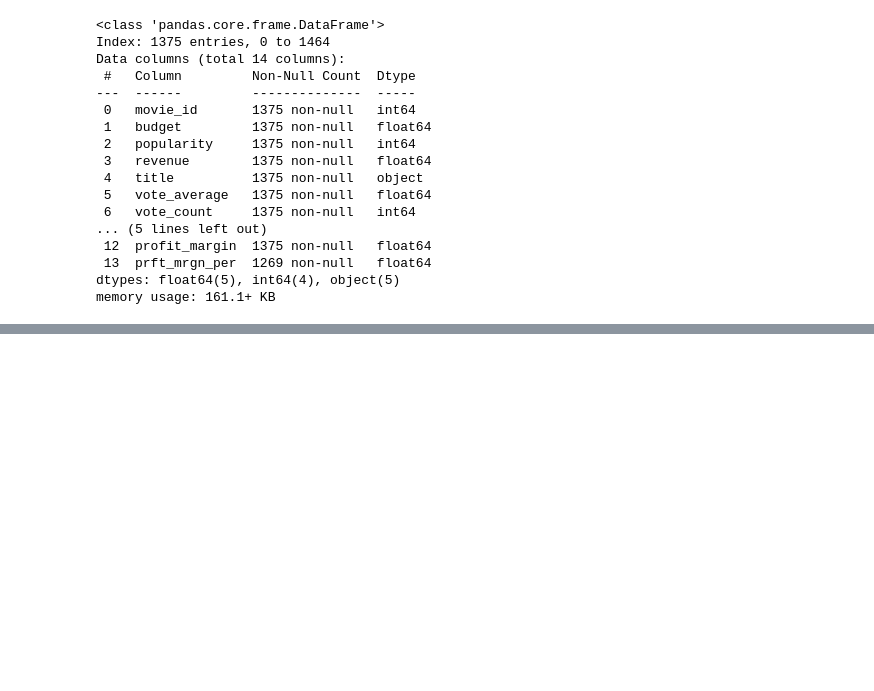
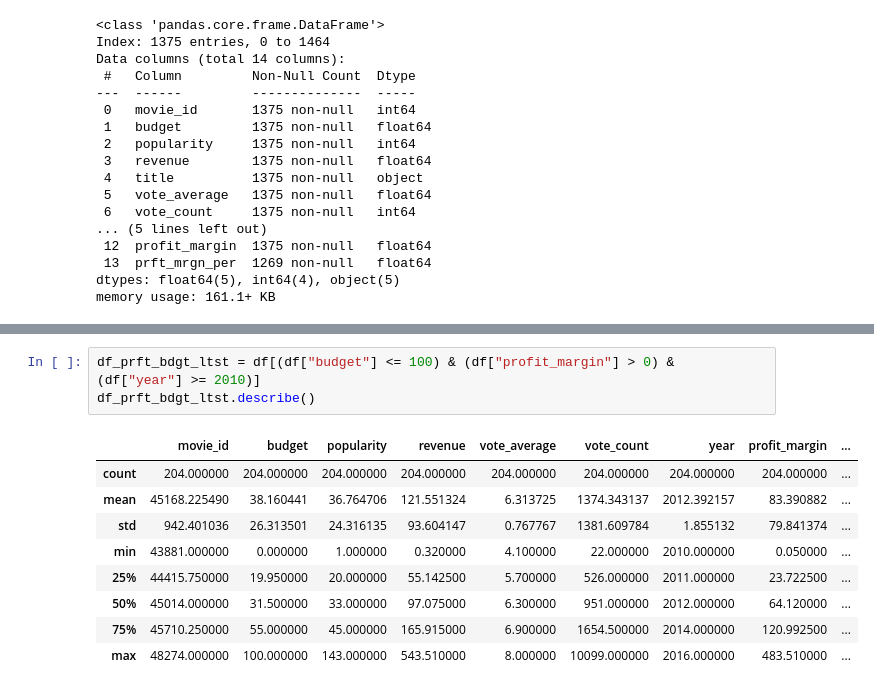
Before and after one commit to mjshubham21/Python_DA, a Jupyter notebook: Json Classes/data/pandas2.ipynb, the cells around one changed output, grey strips where cells are left out. Drawn from its saved outputs; the diff is of its cells as text; blank space fills up the shorter version.

```diff
--- a/Json Classes/data/pandas2.ipynb
+++ b/Json Classes/data/pandas2.ipynb
@@ -242,0 +256,13 @@ memory usage: 161.1+ KB
+# %%
+df_prft_bdgt_ltst = df[(df["budget"] <= 100) & (df["profit_margin"] > 0) & (df["year"] >= 2010)]
+df_prft_bdgt_ltst.describe()
+# %% [output]
+|  | movie_id | budget | popularity | revenue | vote_average | vote_count | year | profit_margin | ... |
+| count | 204.000000 | 204.000000 | 204.000000 | 204.000000 | 204.000000 | 204.000000 | 204.000000 | 204.000000 | ... |
+| mean | 45168.225490 | 38.160441 | 36.764706 | 121.551324 | 6.313725 | 1374.343137 | 2012.392157 | 83.390882 | ... |
+| std | 942.401036 | 26.313501 | 24.316135 | 93.604147 | 0.767767 | 1381.609784 | 1.855132 | 79.841374 | ... |
+| min | 43881.000000 | 0.000000 | 1.000000 | 0.320000 | 4.100000 | 22.000000 | 2010.000000 | 0.050000 | ... |
+| 25% | 44415.750000 | 19.950000 | 20.000000 | 55.142500 | 5.700000 | 526.000000 | 2011.000000 | 23.722500 | ... |
+| 50% | 45014.000000 | 31.500000 | 33.000000 | 97.075000 | 6.300000 | 951.000000 | 2012.000000 | 64.120000 | ... |
+| 75% | 45710.250000 | 55.000000 | 45.000000 | 165.915000 | 6.900000 | 1654.500000 | 2014.000000 | 120.992500 | ... |
+| max | 48274.000000 | 100.000000 | 143.000000 | 543.510000 | 8.000000 | 10099.000000 | 2016.000000 | 483.510000 | ... |
```
Also changed, not shown: parts of 16 cells of this notebook.
